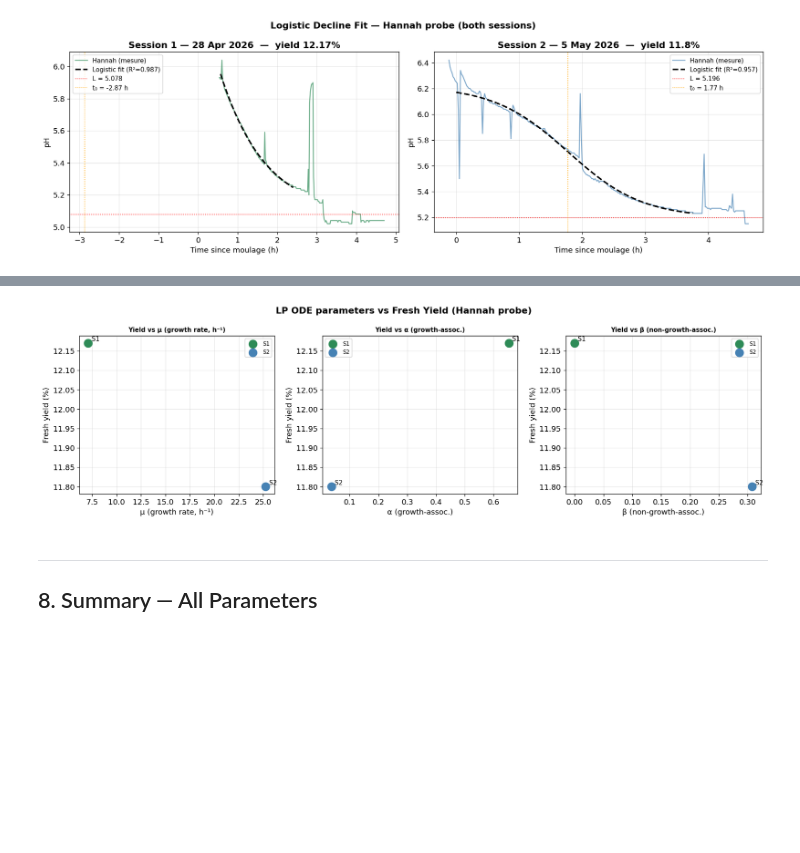
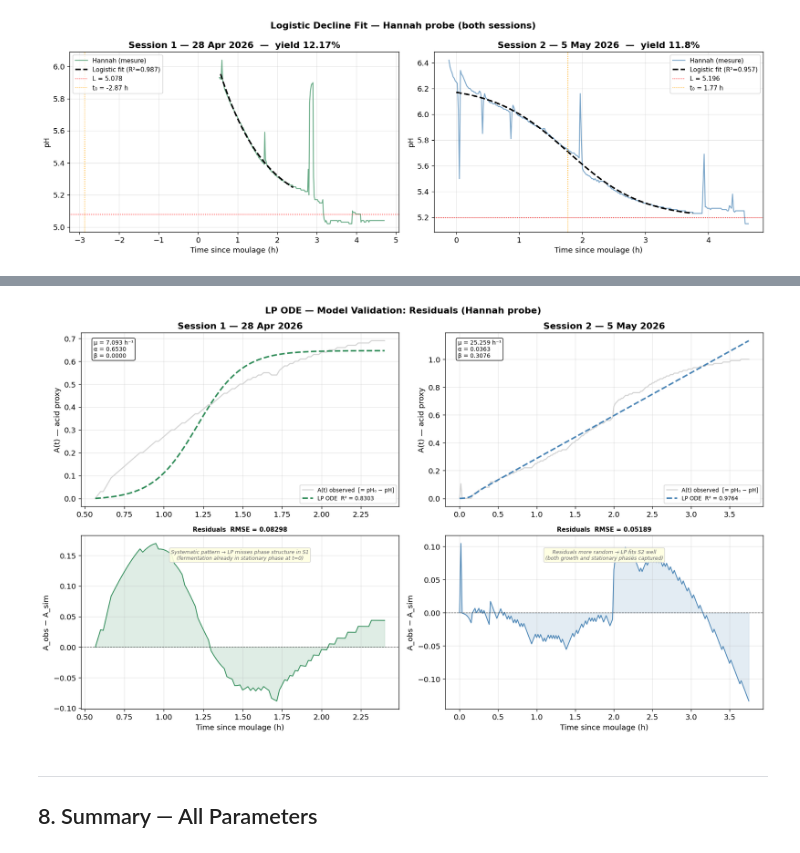
Before and after one commit to samuelemoungang/cheese-acidification-analysis, a Jupyter notebook: comparison_sessions.ipynb, the cells around one changed output, grey strips where cells are left out. Cells and saved outputs as stored; diff of their text form; code cells hidden in the pictures; blank space fills up the shorter version.

```diff
--- a/comparison_sessions.ipynb
+++ b/comparison_sessions.ipynb
@@ -403,12 +445,13 @@ for ax, (sess_key, lp) in zip(axes, [('S1', lp_h1), ('S2', lp_h2)]):
     ax2 = ax.twinx()
     ax2.plot(lp['t'], lp['X_sim'], color='darkorange', linewidth=1.2,
              linestyle=':', alpha=0.7, label='X(t) simulé')
+    ax2.axhline(lp['X0'], color='darkorange', linewidth=0.8, linestyle=':', alpha=0.5)
     ax2.set_ylabel('X (biomasse norm.)', color='darkorange', fontsize=9)
     ax2.tick_params(axis='y', labelcolor='darkorange')
     ax2.set_ylim(0, 1.2)
 
     ax.text(0.04, 0.94,
-            f'μ = {lp["mu"]:.3f}\nα = {lp["alpha"]:.4f}\nβ = {lp["beta"]:.4f}',
+            f'X₀ = {lp["X0"]:.3f}\nμ = {lp["mu"]:.3f} h⁻¹\nα = {lp["alpha"]:.4f}\nβ = {lp["beta"]:.4f}',
             transform=ax.transAxes, fontsize=9, va='top',
             bbox=dict(boxstyle='round', facecolor='white', alpha=0.85))
     ax.set_title(s['label'] + f"  —  yield {s['yield_pct']}%", fontweight='bold')
@@ -416,7 +459,7 @@ for ax, (sess_key, lp) in zip(axes, [('S1', lp_h1), ('S2', lp_h2)]):
     ax.set_ylabel('A(t) = pH₀ − pH(t)')
     ax.legend(fontsize=8, loc='lower right')
 
-plt.suptitle('Luedeking-Piret ODE — Both Sessions (Hannah probe)',
+plt.suptitle('Luedeking-Piret ODE — Both Sessions (Hannah probe)\nX₀ fitted as free parameter',
              fontweight='bold')
 plt.tight_layout()
 plt.savefig(f'{FIGURES_DIR}/cmp_04_lp_ode.png', bbox_inches='tight')
@@ -454,29 +529,56 @@ Session 2 — 5 May 2026       11.80           25.259            0.0363
 # %%
-fig, axes = plt.subplots(1, 3, figsize=(15, 4.5))
-yields = [SESSIONS['S1']['yield_pct'], SESSIONS['S2']['yield_pct']]
-colors = [SESSIONS['S1']['color'],     SESSIONS['S2']['color']]
+fig, axes = plt.subplots(2, 2, figsize=(15, 9))
 
-param_pairs_lp = [
-    ('μ (growth rate, h⁻¹)', [lp_h1['mu'],    lp_h2['mu']]),
-    ('α (growth-assoc.)',    [lp_h1['alpha'],  lp_h2['alpha']]),
-    ('β (non-growth-assoc.)',[lp_h1['beta'],   lp_h2['beta']]),
-]
+for col, (sess_key, lp) in enumerate([('S1', lp_h1), ('S2', lp_h2)]):
+    s = SESSIONS[sess_key]
+    residuals_lp = lp['A_obs'] - lp['A_sim']
+    rmse_lp      = np.sqrt(np.mean(residuals_lp**2))
 
-for ax, (param_name, values) in zip(axes, param_pairs_lp):
-    for y, v, c, l in zip(yields, values, colors, ['S1','S2']):
-        ax.scatter(v, y, color=c, s=140, zorder=3, label=l)
-        ax.annotate(l, (v, y), textcoords='offset points', xytext=(5, 3), fontsize=9)
-    ax.set_xlabel(param_name)
-    ax.set_ylabel('Fresh yield (%)')
-    ax.set_title(f'Yield vs {param_name}', fontsize=9, fontweight='bold')
-    ax.legend(fontsize=8)
+    # A(t) fit
+    ax_top = axes[0, col]
+    ax_top.plot(lp['t'], lp['A_obs'], color='lightgrey', linewidth=1.5,
+                label='A(t) observed  [= pH₀ − pH]')
+    ax_top.plot(lp['t'], lp['A_sim'], color=s['color'], linewidth=2.2,
+                linestyle='--', label=f'LP ODE  R² = {lp["r2"]:.4f}')
+    ax_top.set_title(f'{s["label"]}', fontweight='bold')
+    ax_top.set_ylabel('A(t) — acid proxy')
+    ax_top.legend(fontsize=8)
+    ax_top.text(0.04, 0.96,
+                f'μ = {lp["mu"]:.3f} h⁻¹\nα = {lp["alpha"]:.4f}\nβ = {lp["beta"]:.4f}',
+                transform=ax_top.transAxes, fontsize=8.5, va='top',
+                bbox=dict(boxstyle='round', facecolor='white', alpha=0.85))
 
-plt.suptitle('LP ODE parameters vs Fresh Yield (Hannah probe)', fontweight='bold')
+    # Residual plot
+    ax_bot = axes[1, col]
+    ax_bot.plot(lp['t'], residuals_lp, color=s['color'], linewidth=1.2)
+    ax_bot.axhline(0, color='black', linewidth=0.8, linestyle='--', alpha=0.6)
+    ax_bot.fill_between(lp['t'], residuals_lp, 0, alpha=0.15, color=s['color'])
+    ax_bot.set_title(f'Residuals  RMSE = {rmse_lp:.5f}', fontsize=9, fontweight='bold')
+    ax_bot.set_xlabel('Time since moulage (h)')
+    ax_bot.set_ylabel('A_obs − A_sim')
+
+    # Annotate residual pattern
+    if col == 0:
+        ax_bot.text(0.5, 0.92,
+                    'Systematic pattern → LP misses phase structure in S1\n(fermentation already in stationary phase at t=0)',
+                    transform=ax_bot.transAxes, fontsize=7.5, ha='center', va='top',
+                    style='italic', color='dimgray',
+                    bbox=dict(boxstyle='round,pad=0.3', facecolor='lightyellow',
+                              edgecolor='lightgray', alpha=0.9))
+    else:
+        ax_bot.text(0.5, 0.92,
+                    'Residuals more random → LP fits S2 well\n(both growth and stationary phases captured)',
+                    transform=ax_bot.transAxes, fontsize=7.5, ha='center', va='top',
+                    style='italic', color='dimgray',
+                    bbox=dict(boxstyle='round,pad=0.3', facecolor='lightyellow',
+                              edgecolor='lightgray', alpha=0.9))
+
+plt.suptitle('LP ODE — Model Validation: Residuals (Hannah probe)', fontweight='bold')
 plt.tight_layout()
-plt.savefig(f'{FIGURES_DIR}/cmp_05_lp_vs_yield.png', bbox_inches='tight')
+plt.savefig(f'{FIGURES_DIR}/cmp_07_lp_residuals.png', bbox_inches='tight')
 plt.show()
 # %% [output]
-[figure, old version]
+[figure, new version]
 # %% [markdown]
 ---
 ## 8. Summary — All Parameters
```
Also changed, not shown: parts of 12 cells of this notebook, 15 other files.
